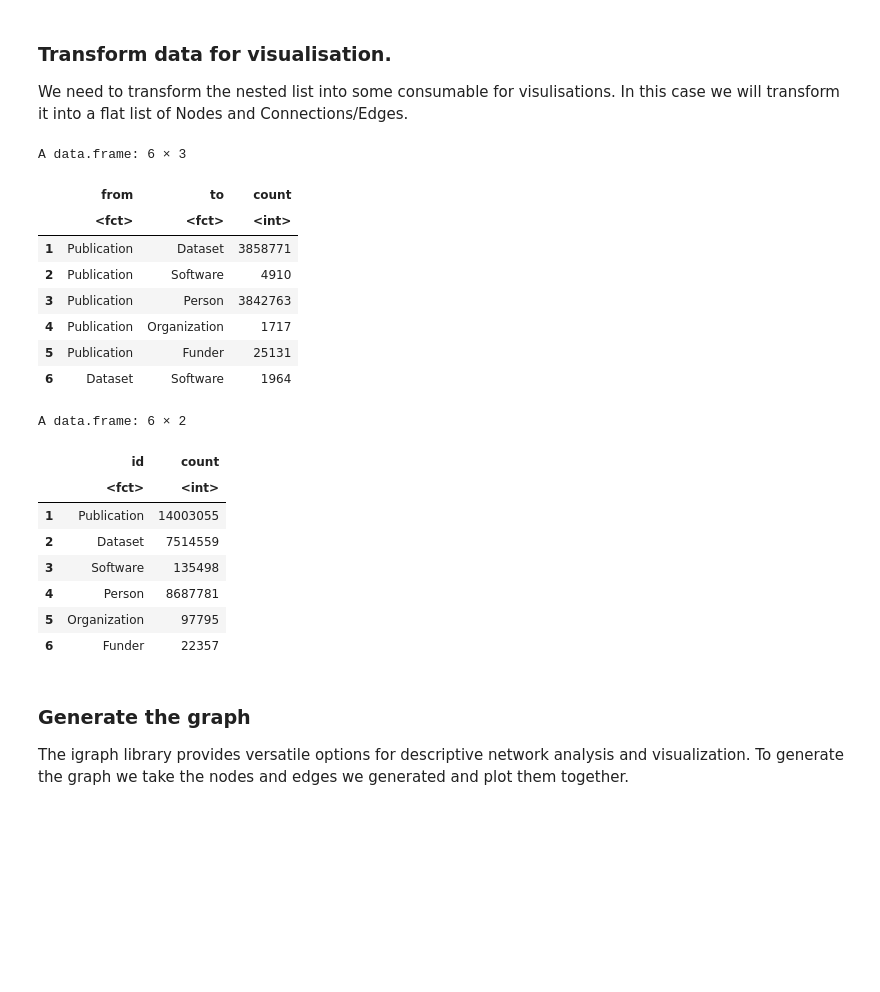
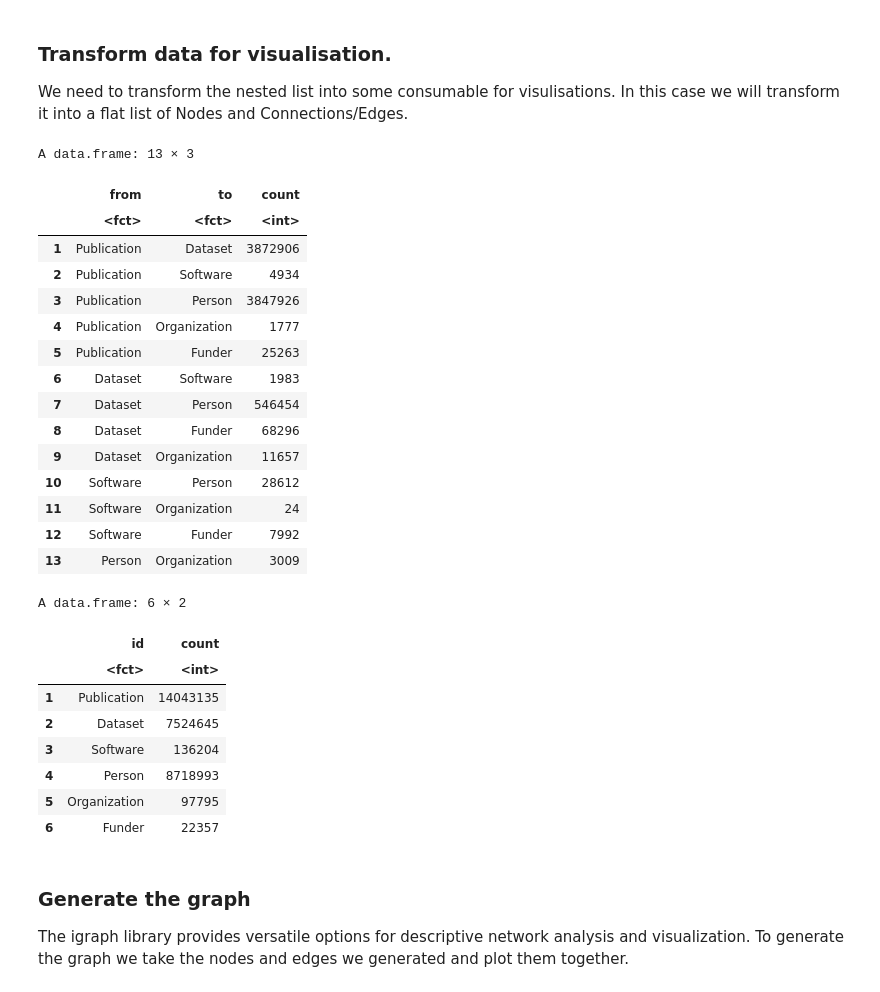
Before and after one commit to datacite/pidgraph-notebooks-r, a Jupyter notebook: kpi/r-kpi.ipynb, the cells around one changed output. Saved outputs shown, nothing was run; the diff lists cells and outputs as text; code cells hidden in the pictures; blank space fills up the shorter version.

```diff
--- a/kpi/r-kpi.ipynb
+++ b/kpi/r-kpi.ipynb
@@ -94,50 +112,57 @@ We need to transform the nested list into some consumable for visulisations. In
 # generate data frame for nodes
 publications <- data.frame(id=c('Publication'), count=data$data$publications$totalCount)
 datasets <- data.frame(id=c('Dataset'), count=data$data$datasets$totalCount)
 softwares <- data.frame(id=c('Software'), count=data$data$softwares$totalCount)
 people <- data.frame(id=c('Person'), count=data$data$people$totalCount)
 organizations <- data.frame(id=c('Organization'), count=data$data$organizations$totalCount)
 funders <- data.frame(id=c('Funder'), count=data$data$funders$totalCount)
-nodes <- rbind(publications, datasets, softwareSourceCodes, people, organizations, funders)
+nodes <- rbind(publications, datasets, softwares, people, organizations, funders)
 
 edges <- data.frame(to=character(), from=character())
 edges <- rbind(edges, data.frame(from="Publication", to="Dataset", count=data$data$publications$datasetConnectionCount))
 edges <- rbind(edges, data.frame(from="Publication", to="Software", count=data$data$publications$softwareConnectionCount))
 edges <- rbind(edges, data.frame(from="Publication", to="Person", count=data$data$publications$personConnectionCount))
 edges <- rbind(edges, data.frame(from="Publication", to="Organization", count=data$data$publications$organizationConnectionCount))
 edges <- rbind(edges, data.frame(from="Publication", to="Funder", count=data$data$publications$funderConnectionCount))
 edges <- rbind(edges, data.frame(from="Dataset", to="Software", count=data$data$datasets$softwareConnectionCount))
 edges <- rbind(edges, data.frame(from="Dataset", to="Person", count=data$data$datasets$personConnectionCount))
 edges <- rbind(edges, data.frame(from="Dataset", to="Funder", count=data$data$datasets$funderConnectionCount))
 edges <- rbind(edges, data.frame(from="Dataset", to="Organization", count=data$data$datasets$organizationConnectionCount))
 edges <- rbind(edges, data.frame(from="Software", to="Person", count=data$data$softwares$personConnectionCount))
 edges <- rbind(edges, data.frame(from="Software", to="Organization", count=data$data$softwares$organizationConnectionCount))
 edges <- rbind(edges, data.frame(from="Software", to="Funder", count=data$data$softwares$funderConnectionCount))
 edges <- rbind(edges, data.frame(from="Person", to="Organization", count=data$data$people$organizationConnectionCount))
 
 # to fix "Some vertex names in edge list are not listed in vertex data frame"
 #edges[which(! edges$from %in% nodes$id) ,]
 #edges[which(! edges$to %in% nodes$id) ,]
 
-head(edges)
-head(nodes)
+head(edges, n = 15)
+head(nodes, n = 6)
 # %% [output]
-A data.frame: 6 × 3
+A data.frame: 13 × 3
 |  | from | to | count |
 |  | <fct> | <fct> | <int> |
-| 1 | Publication | Dataset | 3858771 |
-| 2 | Publication | Software | 4910 |
-| 3 | Publication | Person | 3842763 |
-| 4 | Publication | Organization | 1717 |
-| 5 | Publication | Funder | 25131 |
-| 6 | Dataset | Software | 1964 |
+| 1 | Publication | Dataset | 3872906 |
+| 2 | Publication | Software | 4934 |
+| 3 | Publication | Person | 3847926 |
+| 4 | Publication | Organization | 1777 |
+| 5 | Publication | Funder | 25263 |
+| 6 | Dataset | Software | 1983 |
+| 7 | Dataset | Person | 546454 |
+| 8 | Dataset | Funder | 68296 |
+| 9 | Dataset | Organization | 11657 |
+| 10 | Software | Person | 28612 |
+| 11 | Software | Organization | 24 |
+| 12 | Software | Funder | 7992 |
+| 13 | Person | Organization | 3009 |
 A data.frame: 6 × 2
 |  | id | count |
 |  | <fct> | <int> |
-| 1 | Publication | 14003055 |
-| 2 | Dataset | 7514559 |
-| 3 | Software | 135498 |
-| 4 | Person | 8687781 |
+| 1 | Publication | 14043135 |
+| 2 | Dataset | 7524645 |
+| 3 | Software | 136204 |
+| 4 | Person | 8718993 |
 | 5 | Organization | 97795 |
 | 6 | Funder | 22357 |
 # %% [markdown]
```
Also changed, not shown: parts of 2 cells of this notebook, 1 other file.
